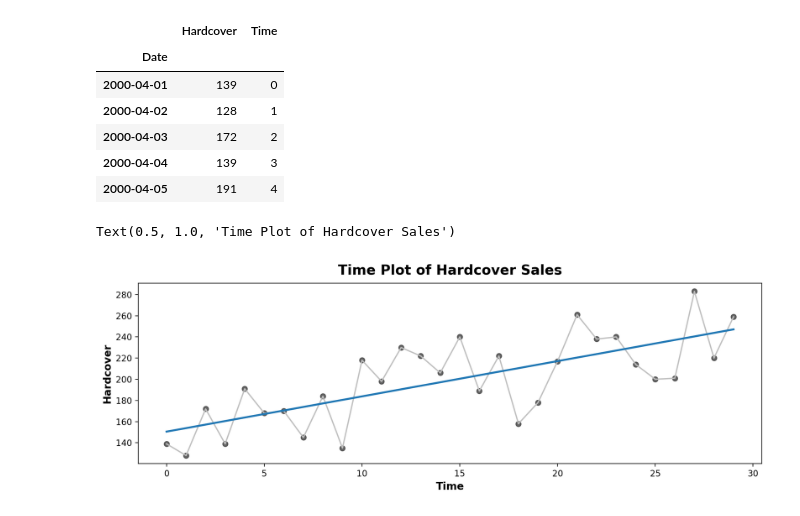
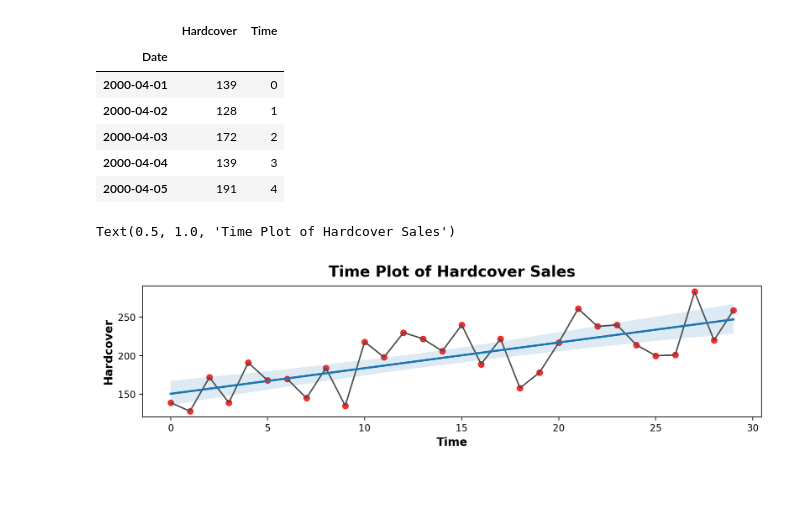
Before and after one commit to pb319/Time_Trekking, a Jupyter notebook: Lesson1/practice.ipynb, the cells around one changed output. Cells and saved outputs as stored; diff of their text form; code cells hidden in the pictures; blank space fills up the shorter version.

Commit message:
Chart Updated

```diff
--- a/Lesson1/practice.ipynb
+++ b/Lesson1/practice.ipynb
@@ -29,28 +29,28 @@ df.head()
 # %%
 import matplotlib.pyplot as plt
 import seaborn as sns
 
 plt.rc(
     "figure",
     autolayout=True,
-    figsize=(11, 4),
+    figsize=(10, 3),
     titlesize=18,
     titleweight='bold',
 )
 plt.rc(
     "axes",
     labelweight="bold",
     labelsize="large",
     titleweight="bold",
     titlesize=16,
     titlepad=10,
 )
 %config InlineBackend.figure_format = 'retina'
 
 fig, ax = plt.subplots()
-ax.plot('Time', 'Hardcover', data=df, color='0.75')
-ax = sns.regplot(x='Time', y='Hardcover', data=df, ci=None, scatter_kws=dict(color='0.25'))
+ax.plot('Time', 'Hardcover', data=df, color='0.3')
+ax = sns.regplot(x='Time', y='Hardcover', data=df, scatter_kws=dict(color='red'))
 ax.set_title('Time Plot of Hardcover Sales')
 # %% [output]
 Text(0.5, 1.0, 'Time Plot of Hardcover Sales')
-[figure, old version]
+[figure, new version]
```
